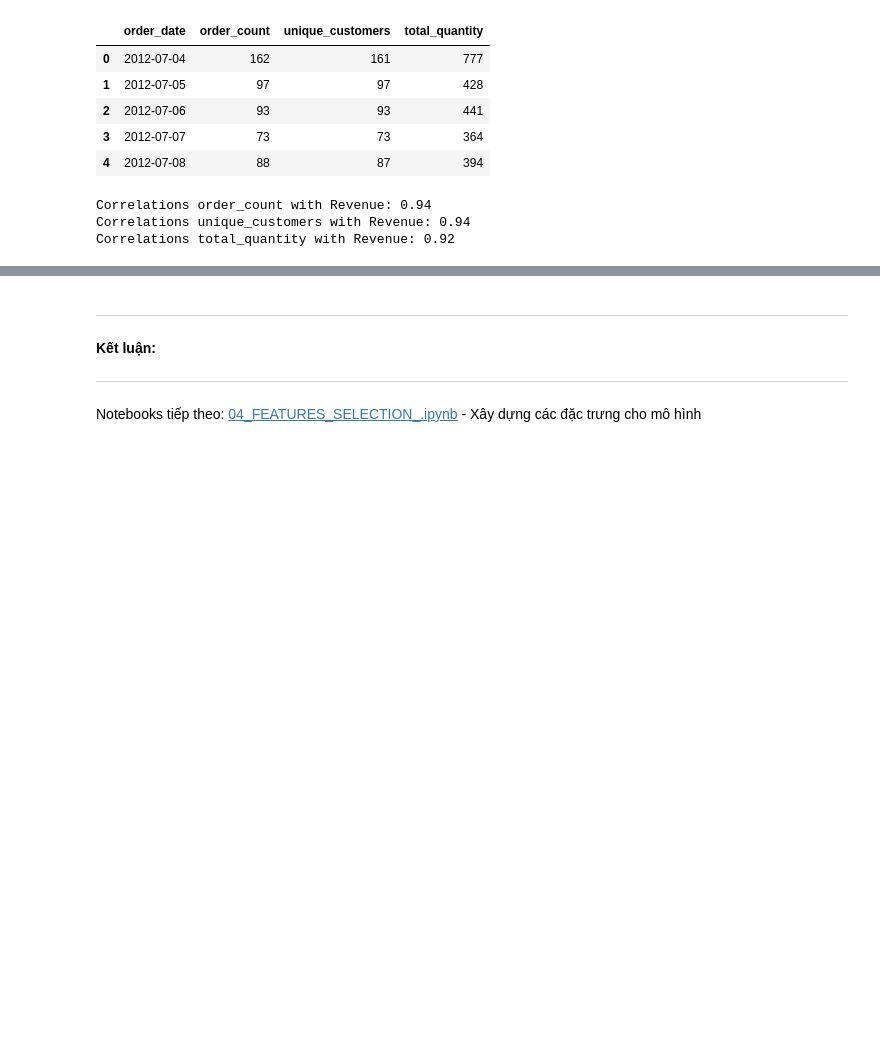
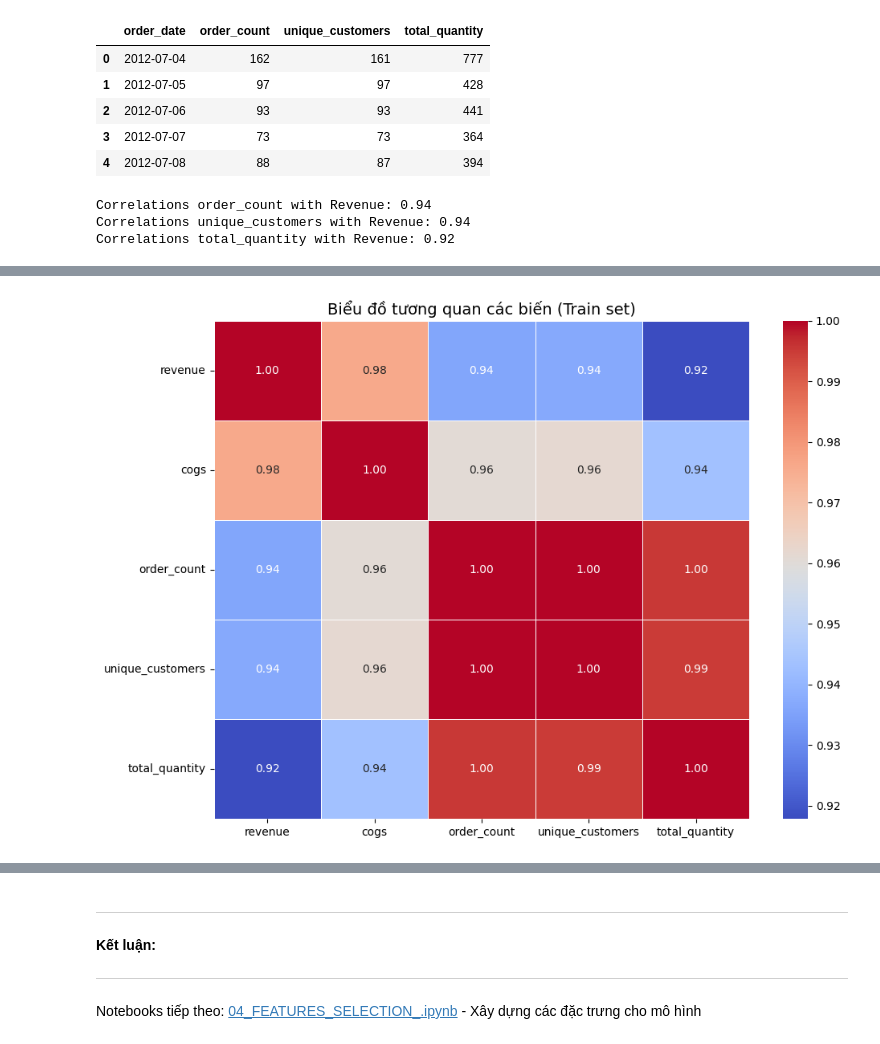
Before and after one commit to anhthu0910/vimchanhxa-datathon, a Jupyter notebook: notebooks/03_METHODS_.ipynb, the cells around one changed output, grey strips where cells are left out. Saved outputs shown, nothing was run; the diff lists cells and outputs as text; code cells hidden in the pictures; blank space fills up the shorter version.

```diff
--- a/notebooks/03_METHODS_.ipynb
+++ b/notebooks/03_METHODS_.ipynb
@@ -148,0 +149,4 @@ Dựa vào đó, chúng tôi sẽ xây dựng các mô hình dự đoán riêng
+# %%
+df = pd.merge(df, df_daily_revenue, left_on='date', right_on='order_date', how='left')
+df = df.drop(columns=['order_date'])
+df.head()
@@ -148,0 +160,34 @@ Dựa vào đó, chúng tôi sẽ xây dựng các mô hình dự đoán riêng
+# %%
+import matplotlib.pyplot as plt
+import seaborn as sns
+
+# Lọc tập train
+df_train = df[df['is_test'] == 0].copy()
+
+# Chỉ lấy các cột số, bỏ is_test
+cols = [
+    'revenue',
+    'cogs',
+    'order_count',
+    'unique_customers',
+    'total_quantity'
+]
+
+# Tính ma trận tương quan
+corr_matrix = df_train[cols].corr()
+
+# Vẽ heatmap
+plt.figure(figsize=(10, 7))
+sns.heatmap(
+    corr_matrix,
+    annot=True,
+    cmap='coolwarm',
+    fmt='.2f',
+    linewidths=0.5
+)
+
+plt.title('Biểu đồ tương quan các biến (Train set)', fontsize=14)
+plt.tight_layout()
+plt.show()
+# %% [output]
+[figure, added]
```
Also changed, not shown: parts of 7 cells of this notebook.
